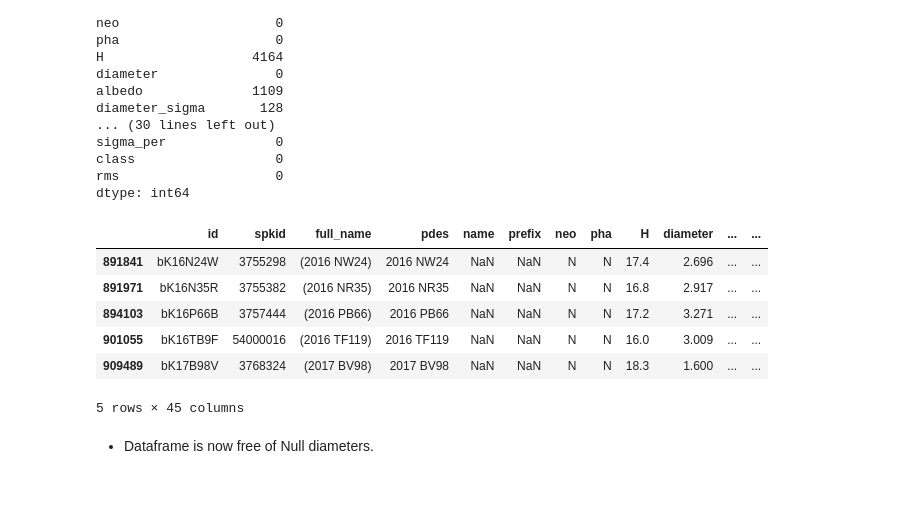
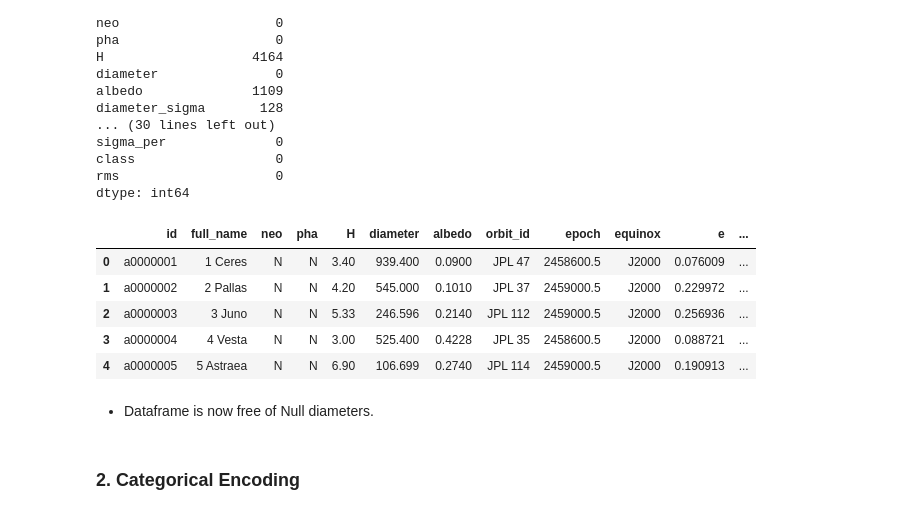
Before and after one commit to MakomaneTau/Predicting-Asteroid-Diameter, a Jupyter notebook: submission.ipynb, the cells around one changed output. Cells and saved outputs as stored; diff of their text form; code cells hidden in the pictures.

Commit message:
This notebook essentially is filled with my mistakes on categorical encoding and serves as lesson as to what it is and how to approach it in the future

```diff
--- a/submission.ipynb
+++ b/submission.ipynb
@@ -109,15 +109,31 @@ sigma_per              0
 class                  0
 rms                    0
 dtype: int64
+# %%
+### Drop unnecessary columns
+
+columns_to_drop = [
+    "spkid", "fullname", "pdes", "name", "prefix",
+    "diameter_sigma",
+    "epoch_mjd", "epoch_cal",
+    "orbit_id"
+    "tp_cal",
+    "per_y",
+    "moid_ld"
+]
+
+cols_to_drop = [c for c in columns_to_drop if c in df_no_diameter_nulls.columns]
+df_no_diameter_nulls = df_no_diameter_nulls.drop(columns=cols_to_drop)
 # %%
-df_no_diameter_nulls.tail()
+df_no_diameter_nulls.head()
 # %% [output]
-|  | id | spkid | full_name | pdes | name | prefix | neo | pha | H | diameter | ... | ... |
-| 891841 | bK16N24W | 3755298 | (2016 NW24) | 2016 NW24 | NaN | NaN | N | N | 17.4 | 2.696 | ... | ... |
-| 891971 | bK16N35R | 3755382 | (2016 NR35) | 2016 NR35 | NaN | NaN | N | N | 16.8 | 2.917 | ... | ... |
-| 894103 | bK16P66B | 3757444 | (2016 PB66) | 2016 PB66 | NaN | NaN | N | N | 17.2 | 3.271 | ... | ... |
-| 901055 | bK16TB9F | 54000016 | (2016 TF119) | 2016 TF119 | NaN | NaN | N | N | 16.0 | 3.009 | ... | ... |
-| 909489 | bK17B98V | 3768324 | (2017 BV98) | 2017 BV98 | NaN | NaN | N | N | 18.3 | 1.600 | ... | ... |
+|  | id | full_name | neo | pha | H | diameter | albedo | orbit_id | epoch | equinox | e | ... |
+| 0 | a0000001 | 1 Ceres | N | N | 3.40 | 939.400 | 0.0900 | JPL 47 | 2458600.5 | J2000 | 0.076009 | ... |
+| 1 | a0000002 | 2 Pallas | N | N | 4.20 | 545.000 | 0.1010 | JPL 37 | 2459000.5 | J2000 | 0.229972 | ... |
+| 2 | a0000003 | 3 Juno | N | N | 5.33 | 246.596 | 0.2140 | JPL 112 | 2459000.5 | J2000 | 0.256936 | ... |
+| 3 | a0000004 | 4 Vesta | N | N | 3.00 | 525.400 | 0.4228 | JPL 35 | 2458600.5 | J2000 | 0.088721 | ... |
+| 4 | a0000005 | 5 Astraea | N | N | 6.90 | 106.699 | 0.2740 | JPL 114 | 2459000.5 | J2000 | 0.190913 | ... |
-5 rows × 45 columns
 # %% [markdown]
 - Dataframe is now free of Null diameters.
+# %% [markdown]
+### 2. Categorical Encoding
```
Also changed, not shown: parts of 25 cells of this notebook, 1 other file.
